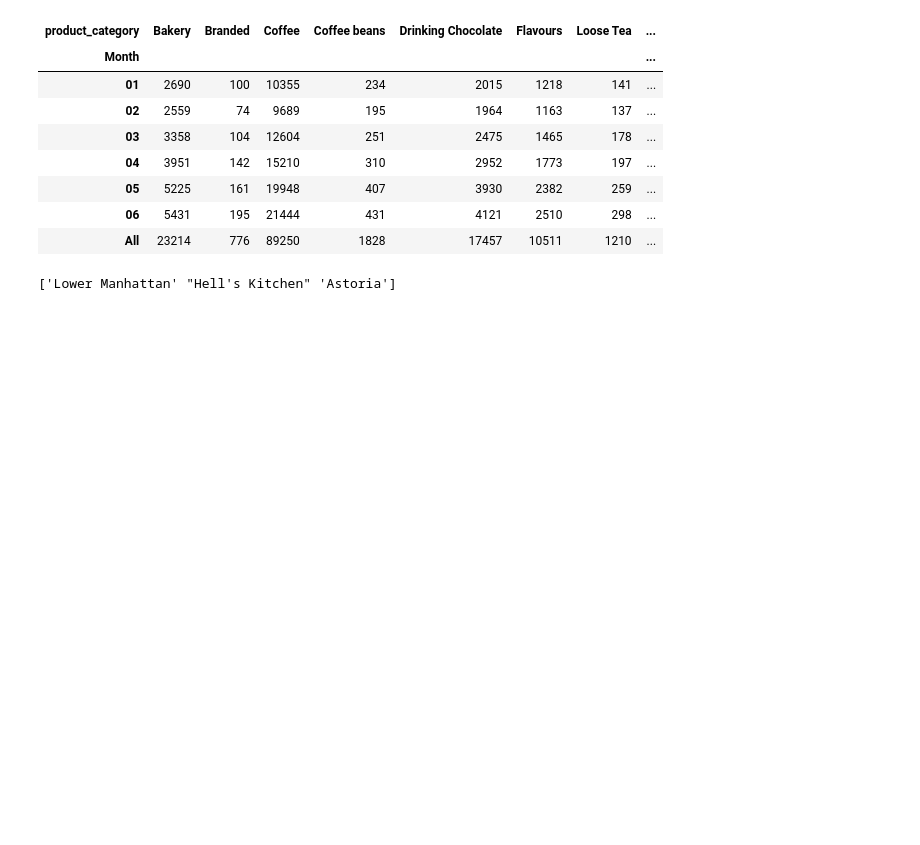
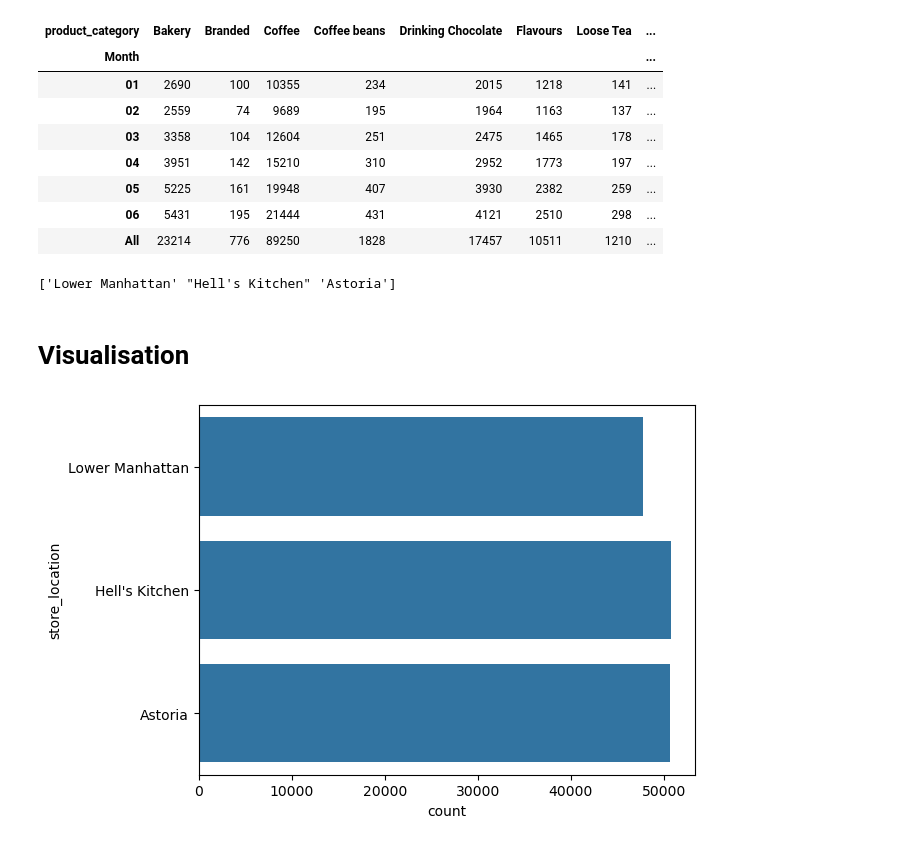
Before and after one commit to adityalahane19/Coffee-Sales_Analysis, a Jupyter notebook: coffee_shop.ipynb, the cells around one changed output. Cells and saved outputs as stored; diff of their text form; code cells hidden in the pictures; blank space fills up the shorter version.

```diff
--- a/coffee_shop.ipynb
+++ b/coffee_shop.ipynb
@@ -482,3 +482,10 @@ plt.xticks(rotation=90)
 plt.show()
 # %% [output]
 ['Lower Manhattan' "Hell's Kitchen" 'Astoria']
+# %% [markdown]
+#  Visualisation
+# %%
+sb.countplot(df.store_location)
+plt.show()
+# %% [output]
+[figure, added]
```
Also changed, not shown: parts of 50 cells of this notebook.
